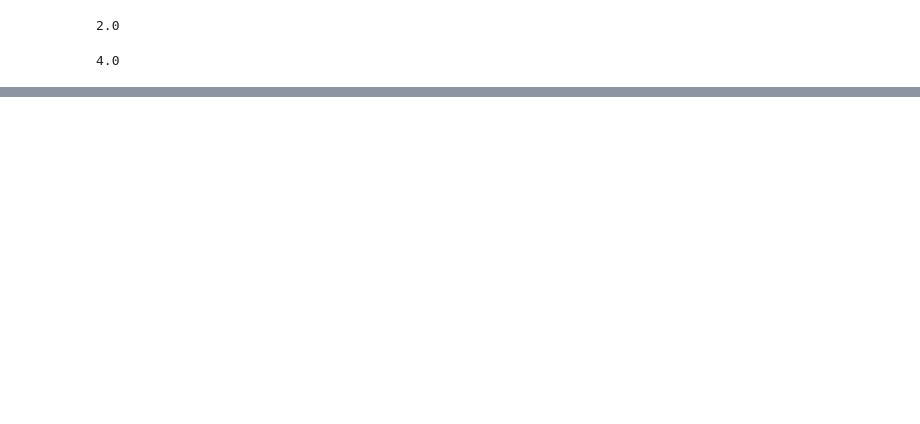
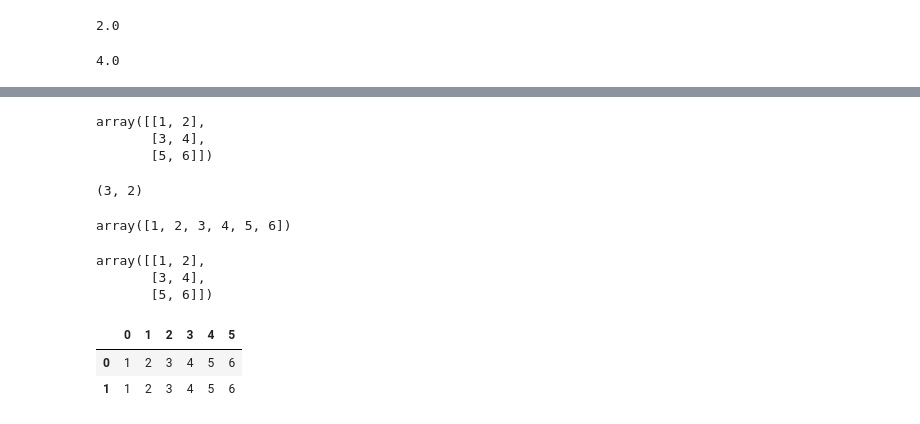
Before and after one commit to mizworski/AlphaSoccer, a Jupyter notebook: notebooks/preparing_board.ipynb, the cells around one changed output, grey strips where cells are left out. Cells and saved outputs as stored; diff of their text form; code cells hidden in the pictures; blank space fills up the shorter version.

```diff
--- a/notebooks/preparing_board.ipynb
+++ b/notebooks/preparing_board.ipynb
@@ -54,0 +268,31 @@ np.dot(x, y)
+# %%
+arr = np.array([[1,2], [3, 4], [5, 6]])
+# %%
+arr
+# %% [output]
+array([[1, 2],
+       [3, 4],
+       [5, 6]])
+# %%
+arr.shape
+# %% [output]
+(3, 2)
+# %%
+arr.flatten()
+# %% [output]
+array([1, 2, 3, 4, 5, 6])
+# %%
+arr.flatten().reshape((2, 3)).reshape(3,2)
+# %% [output]
+array([[1, 2],
+       [3, 4],
+       [5, 6]])
+# %%
+df = pd.DataFrame([arr.flatten()])
+df2 = pd.DataFrame([arr.flatten()])
+# %%
+df.append(df2, ignore_index=True)
+# %% [output]
+|  | 0 | 1 | 2 | 3 | 4 | 5 |
+| 0 | 1 | 2 | 3 | 4 | 5 | 6 |
+| 1 | 1 | 2 | 3 | 4 | 5 | 6 |
```
Also changed, not shown: parts of 37 cells of this notebook, 1 other file.
